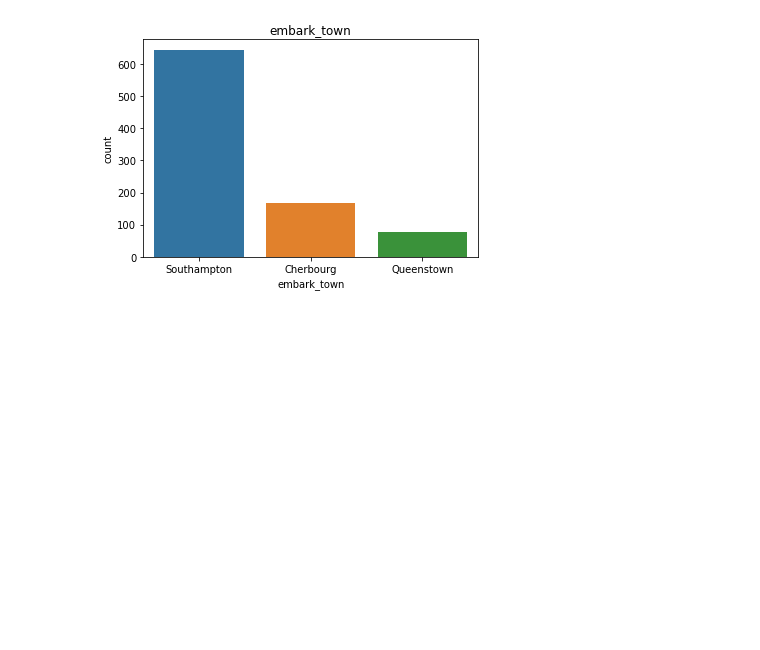
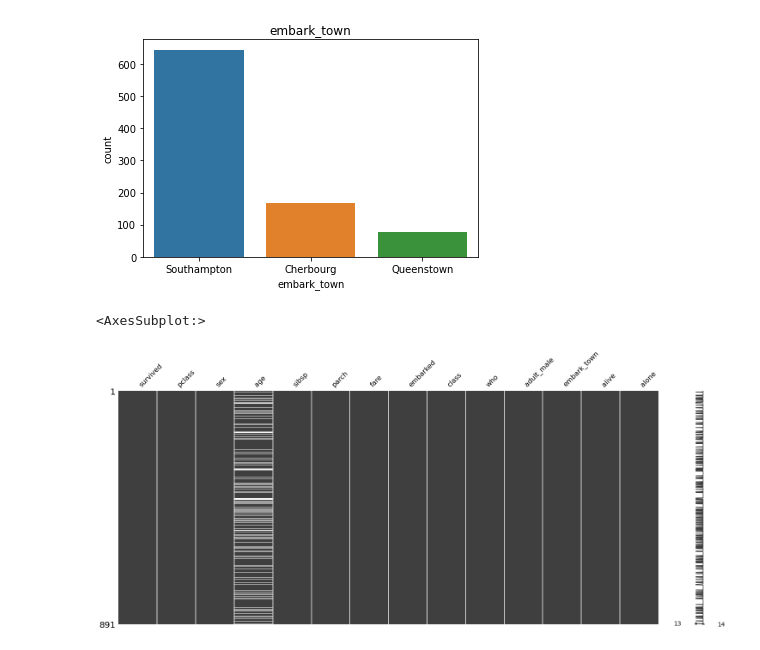
Before and after one commit to rileyko/PythonStudy, a Jupyter notebook: DataPrep/DataPreprocessing.ipynb, the cells around one changed output. Saved outputs shown, nothing was run; the diff lists cells and outputs as text; code cells hidden in the pictures; blank space fills up the shorter version.

```diff
--- a/DataPrep/Prep1.ipynb
+++ b/DataPrep/DataPreprocessing.ipynb
@@ -169,0 +166,15 @@ from sklearn.impute import SimpleImputer
+# %%
+# Embark 필드 카테고리형이므로 최빈수로 결측값 대체하기
+from sklearn.impute import SimpleImputer
+imputer_embark_town = SimpleImputer(strategy="most_frequent")
+
+# 출발지
+titanic["embark_town"] = imputer_embark_town.fit_transform(titanic[["embark_town"]]) #fit_transform(2차원배열) : 학습 및 훈련
+
+# 출발지의 고유 이니셜
+titanic["embarked"] = imputer_embark_town.fit_transform(titanic[["embarked"]])
+
+msno.matrix(titanic) #결측치 그래프 확인
+# %% [output]
+<AxesSubplot:>
+[figure, added]
```
Also changed, not shown: parts of 12 cells of this notebook, 1 other file.
